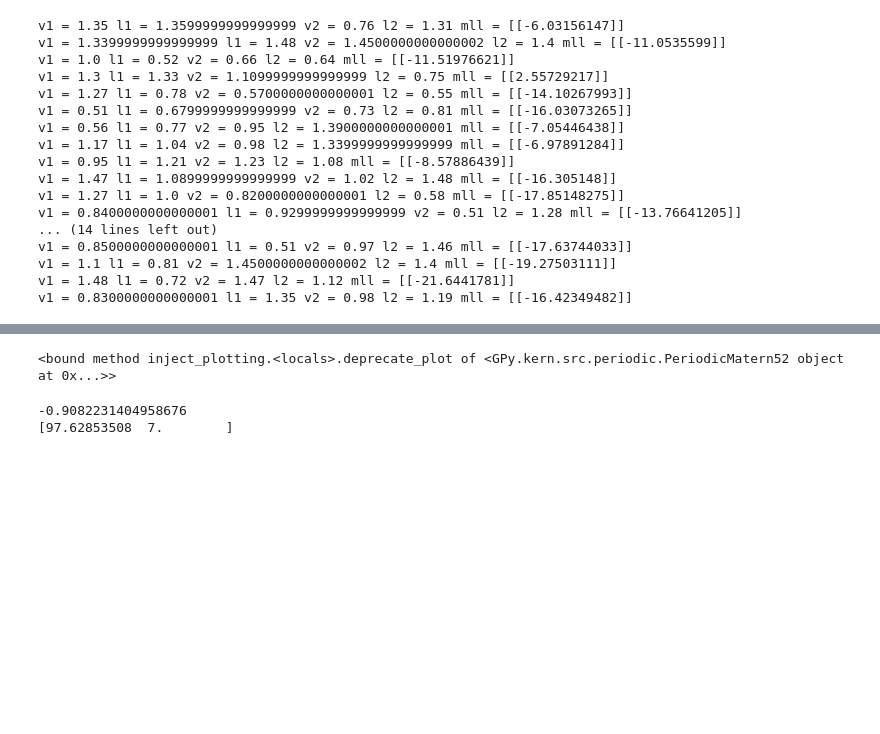
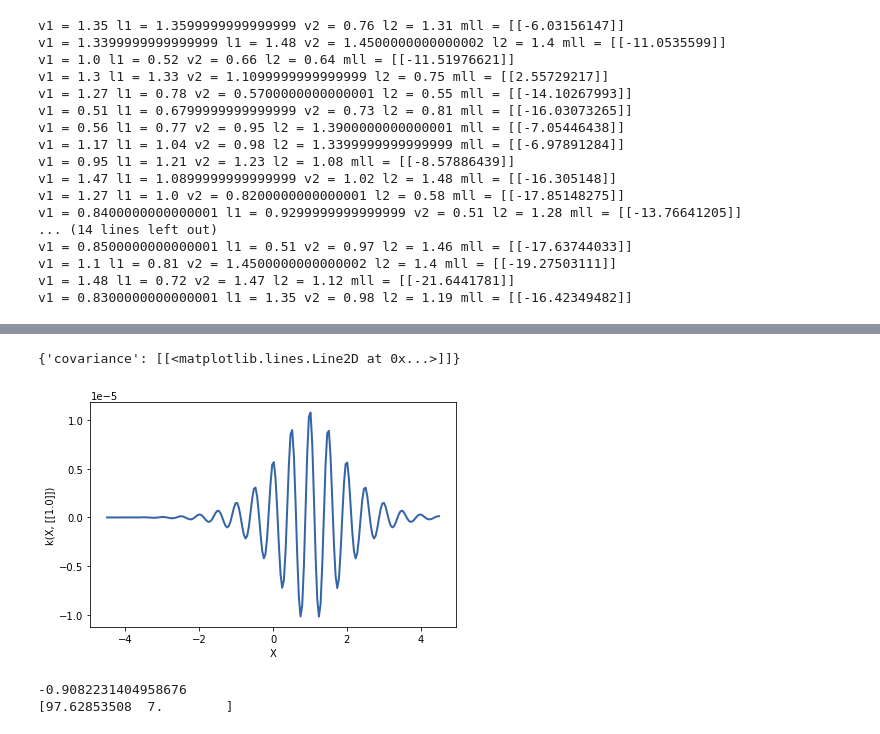
Before and after one commit to shin0105/4YP, a Jupyter notebook: Custom_kernel_test.ipynb, the cells around one changed output, grey strips where cells are left out. Drawn from its saved outputs; the diff is of its cells as text; code cells hidden in the pictures; blank space fills up the shorter version.

```diff
--- a/Custom_kernel_test.ipynb
+++ b/Custom_kernel_test.ipynb
@@ -227,9 +266,10 @@ def knn_score(parameters):
 
   return score
 # %%
-kernel = GPy.kern.PeriodicMatern52(input_dim=1)
-kernel.plot
+kernel = GPy.kern.PeriodicMatern52(input_dim=1,period=0.5) * GPy.kern.Matern52(input_dim=1)
+kernel.plot()
 # %% [output]
-<bound method inject_plotting.<locals>.deprecate_plot of <GPy.kern.src.periodic.PeriodicMatern52 object at 0x...>>
+{'covariance': [[<matplotlib.lines.Line2D at 0x...>]]}
+[figure, added]
 # %%
 for i in range(30):
```
Also changed, not shown: parts of 4 cells of this notebook.
